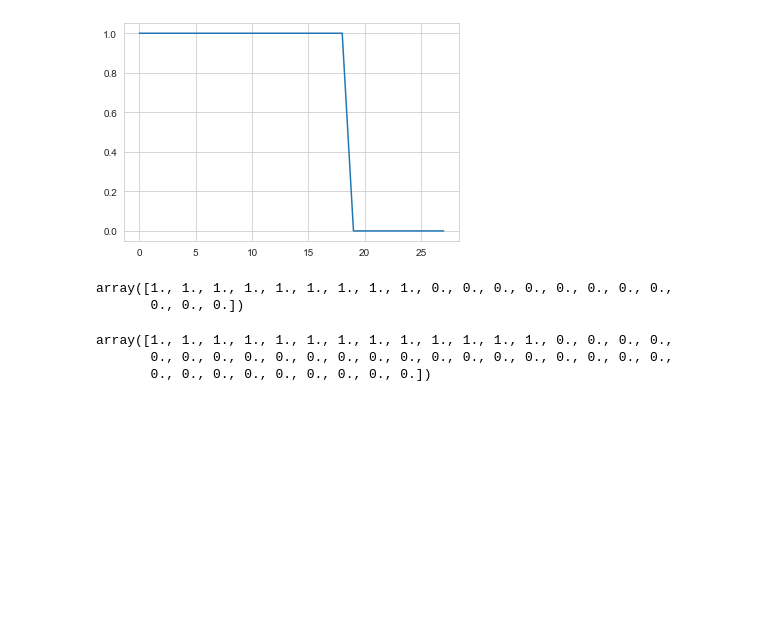
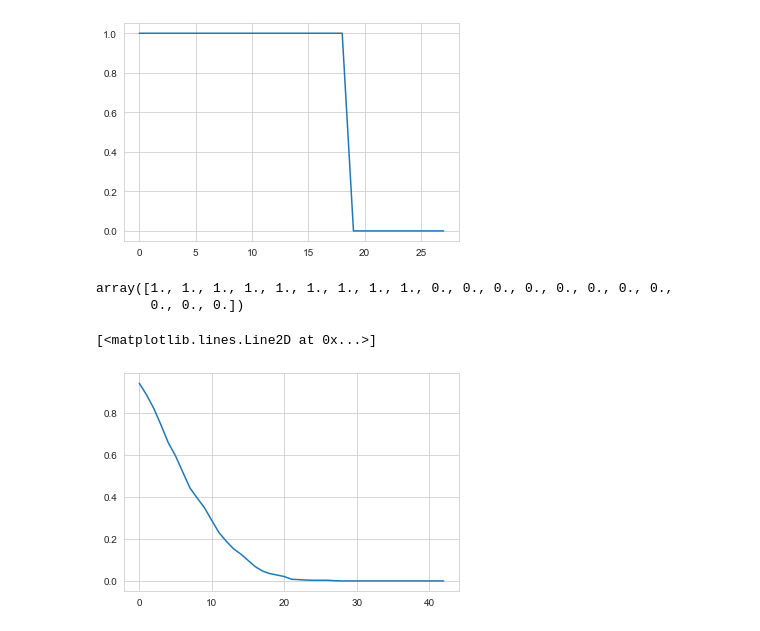
Before and after one commit to mathiassunesen/Speciale_retirement, a Jupyter notebook: Main/Main.ipynb, the cells around one changed output. Cells and saved outputs as stored; diff of their text form; code cells hidden in the pictures; blank space fills up the shorter version.

```diff
--- a/Main/Main.ipynb
+++ b/Main/Main.ipynb
@@ -114,7 +114,7 @@ array([1., 1., 1., 1., 1., 1., 1., 1., 1., 0., 0., 0., 0., 0., 0., 0., 0.,
        0., 0., 0.])
 # %%
 model.sim.alive[:,0]
+plt.plot(np.nanmean(model.sim.alive, axis=1))
 # %% [output]
-array([1., 1., 1., 1., 1., 1., 1., 1., 1., 1., 1., 1., 1., 0., 0., 0., 0.,
-       0., 0., 0., 0., 0., 0., 0., 0., 0., 0., 0., 0., 0., 0., 0., 0., 0.,
-       0., 0., 0., 0., 0., 0., 0., 0., 0.])
+[<matplotlib.lines.Line2D at 0x...>]
+[figure, added]
```
Also changed, not shown: parts of 1 cell of this notebook, 3 other files.
